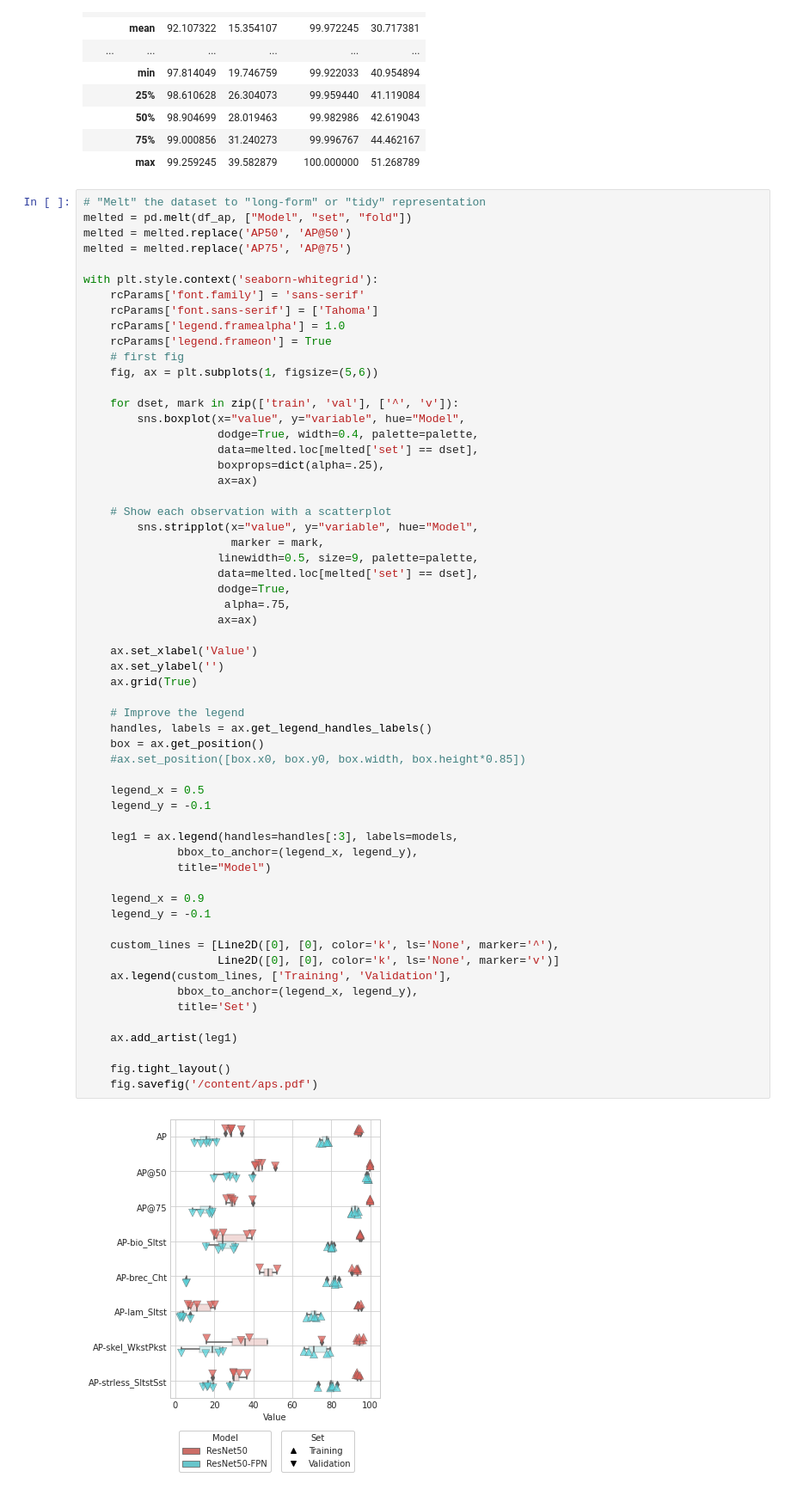
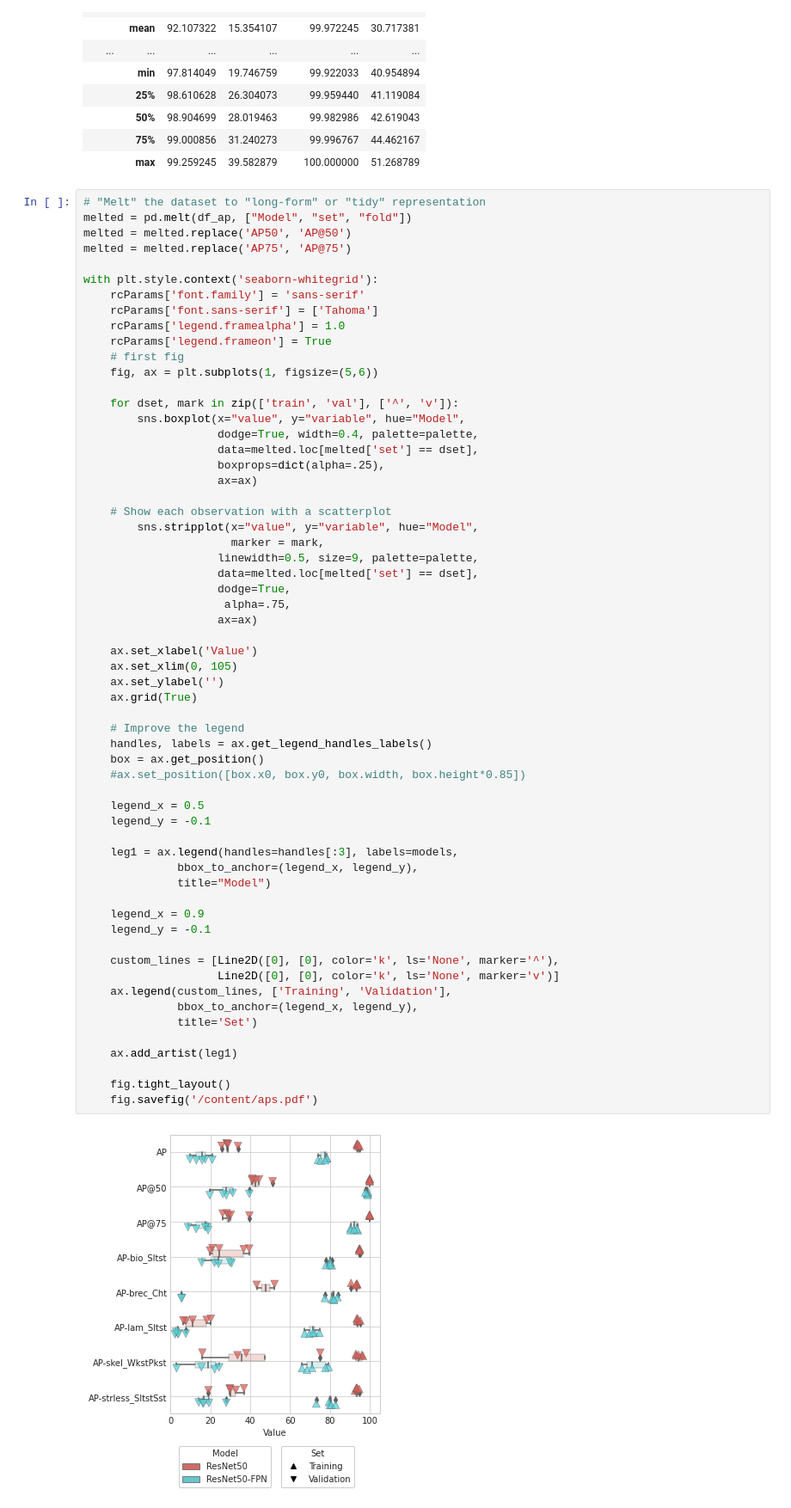
Before and after one commit to raplima/2020_cores_auto, a Jupyter notebook: scripts/eval.ipynb, the cells around one changed output. Shown: that part at 86% size. Drawn from its saved outputs; the diff is of its cells as text.

Commit message:
update: xlim

```diff
--- a/scripts/eval.ipynb
+++ b/scripts/eval.ipynb
@@ -247,33 +247,34 @@ with plt.style.context('seaborn-whitegrid'):
                     ax=ax)
 
     ax.set_xlabel('Value')
+    ax.set_xlim(0, 105)
     ax.set_ylabel('')
     ax.grid(True)
 
     # Improve the legend
     handles, labels = ax.get_legend_handles_labels()
     box = ax.get_position()
     #ax.set_position([box.x0, box.y0, box.width, box.height*0.85])
 
     legend_x = 0.5
     legend_y = -0.1
 
     leg1 = ax.legend(handles=handles[:3], labels=models,
               bbox_to_anchor=(legend_x, legend_y),
               title="Model")
 
     legend_x = 0.9
     legend_y = -0.1
 
     custom_lines = [Line2D([0], [0], color='k', ls='None', marker='^'),
                     Line2D([0], [0], color='k', ls='None', marker='v')]
     ax.legend(custom_lines, ['Training', 'Validation'],
               bbox_to_anchor=(legend_x, legend_y),
               title='Set')
 
     ax.add_artist(leg1)
 
     fig.tight_layout()
     fig.savefig('/content/aps.pdf')
 # %% [output]
-[figure, old version]
+[figure, new version]
```
